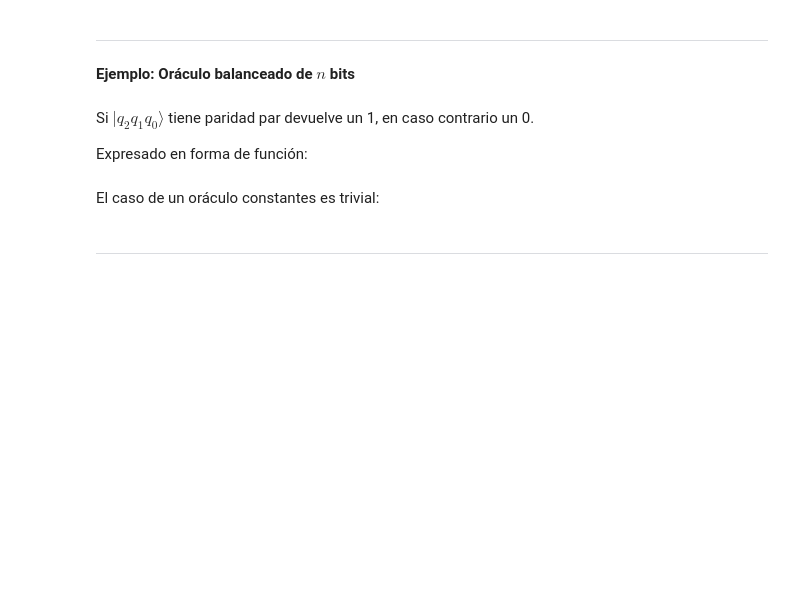
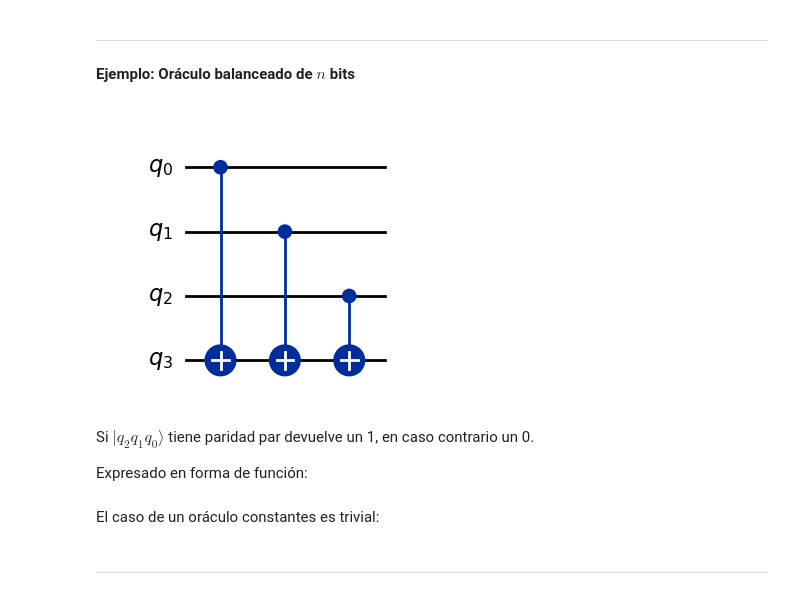
Before and after one commit to tarabelo/2024-VIU-Quantum, a Jupyter notebook: Algoritmos cuánticos clásicos.ipynb, the cells around one changed output. Cells and saved outputs as stored; diff of their text form; code cells hidden in the pictures; blank space fills up the shorter version.

```diff
--- a/Algoritmos cuánticos clásicos.ipynb
+++ b/Algoritmos cuánticos clásicos.ipynb
@@ -484,12 +501,14 @@ Es fácil ver que si $f$ es constante, $p(0)=1$ y $p(1)=p(2)=p(3)=0$, ya que se
 # %%
 n = 3
 # x: n cubits de entrada, f(x) 1 cubit de salida
 oraculo_bal = QuantumCircuit(n+1)
 
 for q in range(n):
     oraculo_bal.cx(q,n)
 
-oraculo_bal.draw('mpl', style='iqp')
+oraculo_bal.draw('mpl')
+# %% [output]
+[figure, added]
 # %% [markdown]
 Si $|q_2q_1q_0\rangle$ tiene paridad par devuelve un 1, en caso contrario un 0.
 
```
Also changed, not shown: parts of 20 cells of this notebook.
